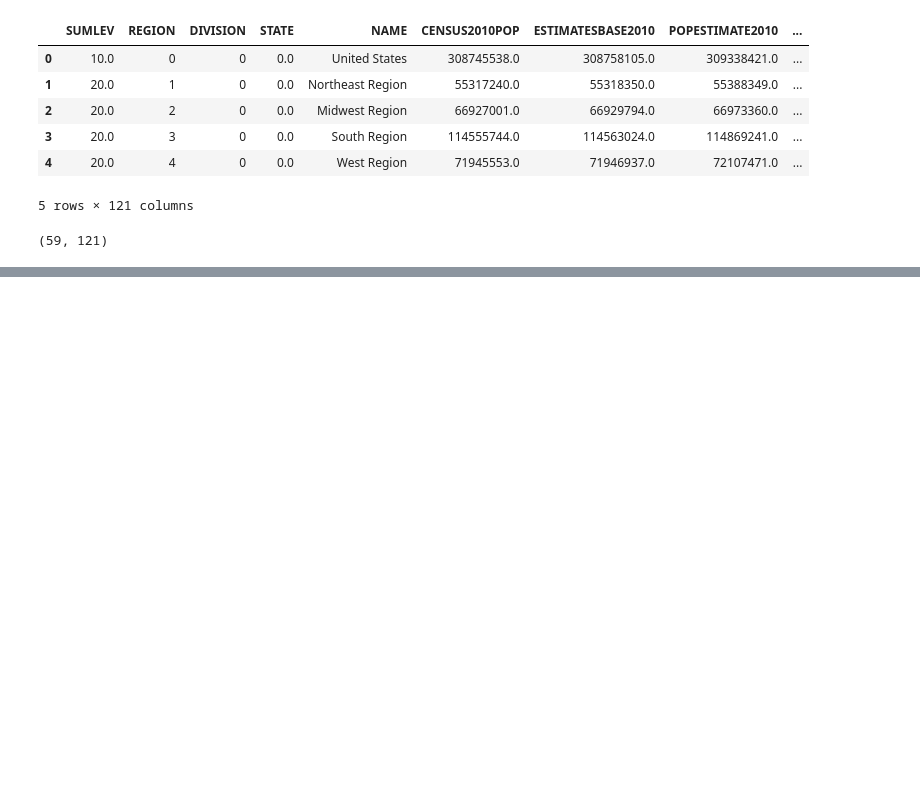
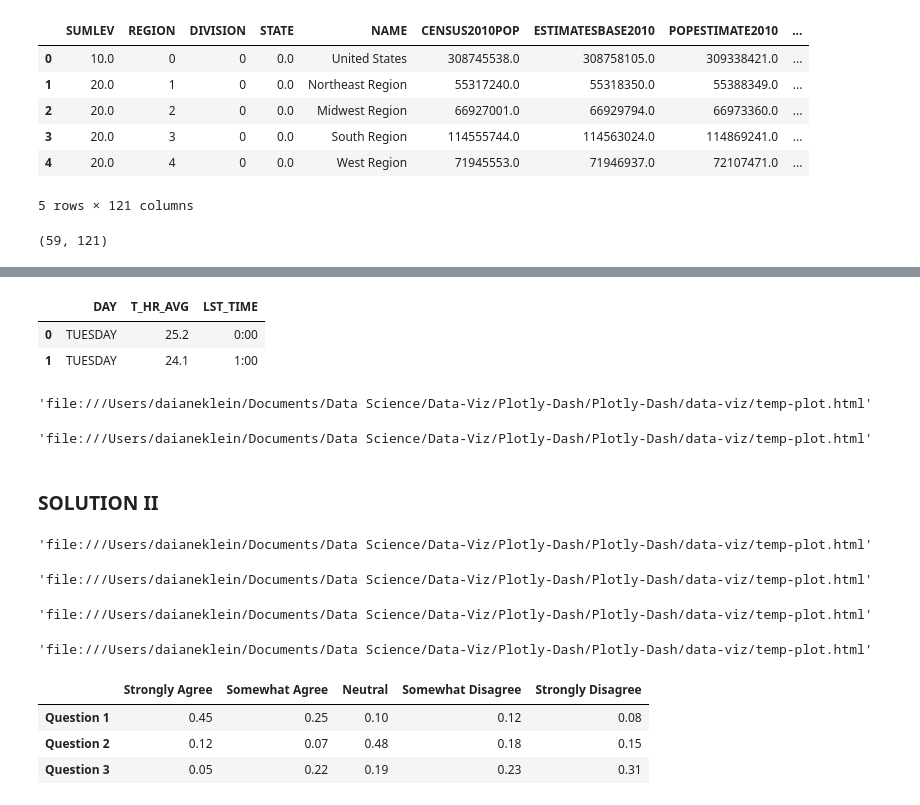
Before and after one commit to daianeklein/data-viz, a Jupyter notebook: basic.ipynb, the cells around one changed output, grey strips where cells are left out. Cells and saved outputs as stored; diff of their text form; code cells hidden in the pictures; blank space fills up the shorter version.

```diff
--- a/basic.ipynb
+++ b/basic.ipynb
@@ -97,0 +110,41 @@ pyo.plot(data)
+# %%
+df2 = df[['DAY', 'T_HR_AVG', 'LST_TIME']]
+df2.head(2)
+# %% [output]
+|  | DAY | T_HR_AVG | LST_TIME |
+| 0 | TUESDAY | 25.2 | 0:00 |
+| 1 | TUESDAY | 24.1 | 1:00 |
+# %%
+trace = go.Scatter(x = df2['LST_TIME'],y= df2['T_HR_AVG'], mode = 'lines')
+
+data = [trace]
+layout = go.Layout(title = 'Line Charts')
+fig = go.Figure(data = data, layout = layout)
+pyo.plot(fig)
+# %% [output]
+'file:///Users/daianeklein/Documents/Data Science/Data-Viz/Plotly-Dash/Plotly-Dash/data-viz/temp-plot.html'
+# %%
+data = []
+
+for d in days:
+    trace = go.Scatter(x = df2['LST_TIME'],  y= df2[df2['DAY'] == d]['T_HR_AVG'], mode = 'lines')
+    data.append(trace)
+
+layout = go.Layout(title = 'Daily Temperature AVG')
+fig = go.Figure(data = data, layout = layout)
+pyo.plot(fig)
+# %% [output]
+'file:///Users/daianeklein/Documents/Data Science/Data-Viz/Plotly-Dash/Plotly-Dash/data-viz/temp-plot.html'
+# %% [markdown]
+### SOLUTION II
+# %%
+data =[{
+    'x' : df2['LST_TIME'],
+    'y' : df2[df2['DAY'] == day]['T_HR_AVG'],
+    'name' : day} for day in df['DAY'].unique()]
+
+layout = go.Layout(title ='Daily Temperatura AVG')
+fig = go.Figure(data = data, layout = layout)
+pyo.plot(fig)
+# %% [output]
+'file:///Users/daianeklein/Documents/Data Science/Data-Viz/Plotly-Dash/Plotly-Dash/data-viz/temp-plot.html'
@@ -97,0 +155,37 @@ pyo.plot(data)
+# %%
+data = [go.Bar(x = df['NOC'], y = df['Total'])]
+layout = go.Layout(title = 'Medals')
+fig = go.Figure(data = data, layout = layout)
+pyo.plot(fig)
+# %% [output]
+'file:///Users/daianeklein/Documents/Data Science/Data-Viz/Plotly-Dash/Plotly-Dash/data-viz/temp-plot.html'
+# %%
+trace1 = go.Bar(x =df['NOC'], y = df['Gold'], name='Gold', marker = {'color' : '#FFD700'})
+trace2 = go.Bar(x =df['NOC'], y = df['Silver'], name='Silver', marker = {'color' : '#9EA0A1'})
+trace3 = go.Bar(x =df['NOC'], y = df['Bronze'], name='Bronze', marker = {'color' : '#CD7F32'})
+
+data = [trace1, trace2, trace3]
+layout = go.Layout(title = 'Medals', barmode = 'stack')
+fig = go.Figure(data = data, layout = layout)
+pyo.plot(fig)
+# %% [output]
+'file:///Users/daianeklein/Documents/Data Science/Data-Viz/Plotly-Dash/Plotly-Dash/data-viz/temp-plot.html'
+# %%
+trace1 = go.Bar(x =df['NOC'], y = df['Gold'], name='Gold', marker = {'color' : '#FFD700'})
+trace2 = go.Bar(x =df['NOC'], y = df['Silver'], name='Silver', marker = {'color' : '#9EA0A1'})
+trace3 = go.Bar(x =df['NOC'], y = df['Bronze'], name='Bronze', marker = {'color' : '#CD7F32'})
+
+data = [trace1, trace2, trace3]
+layout = go.Layout(title = 'Medals')
+fig = go.Figure(data = data, layout = layout)
+pyo.plot(fig)
+# %% [output]
+'file:///Users/daianeklein/Documents/Data Science/Data-Viz/Plotly-Dash/Plotly-Dash/data-viz/temp-plot.html'
+# %%
+df= pd.read_csv('/Users/daianeklein/Documents/Data Science/Data-Viz/Plotly-Dash/Plotly-Dash/Plotly-Dashboards-with-Dash/Data/mocksurvey.csv', index_col = 0)
+df.head()
+# %% [output]
+|  | Strongly Agree | Somewhat Agree | Neutral | Somewhat Disagree | Strongly Disagree |
+| Question 1 | 0.45 | 0.25 | 0.10 | 0.12 | 0.08 |
+| Question 2 | 0.12 | 0.07 | 0.48 | 0.18 | 0.15 |
+| Question 3 | 0.05 | 0.22 | 0.19 | 0.23 | 0.31 |
```
Also changed, not shown: parts of 32 cells of this notebook.
